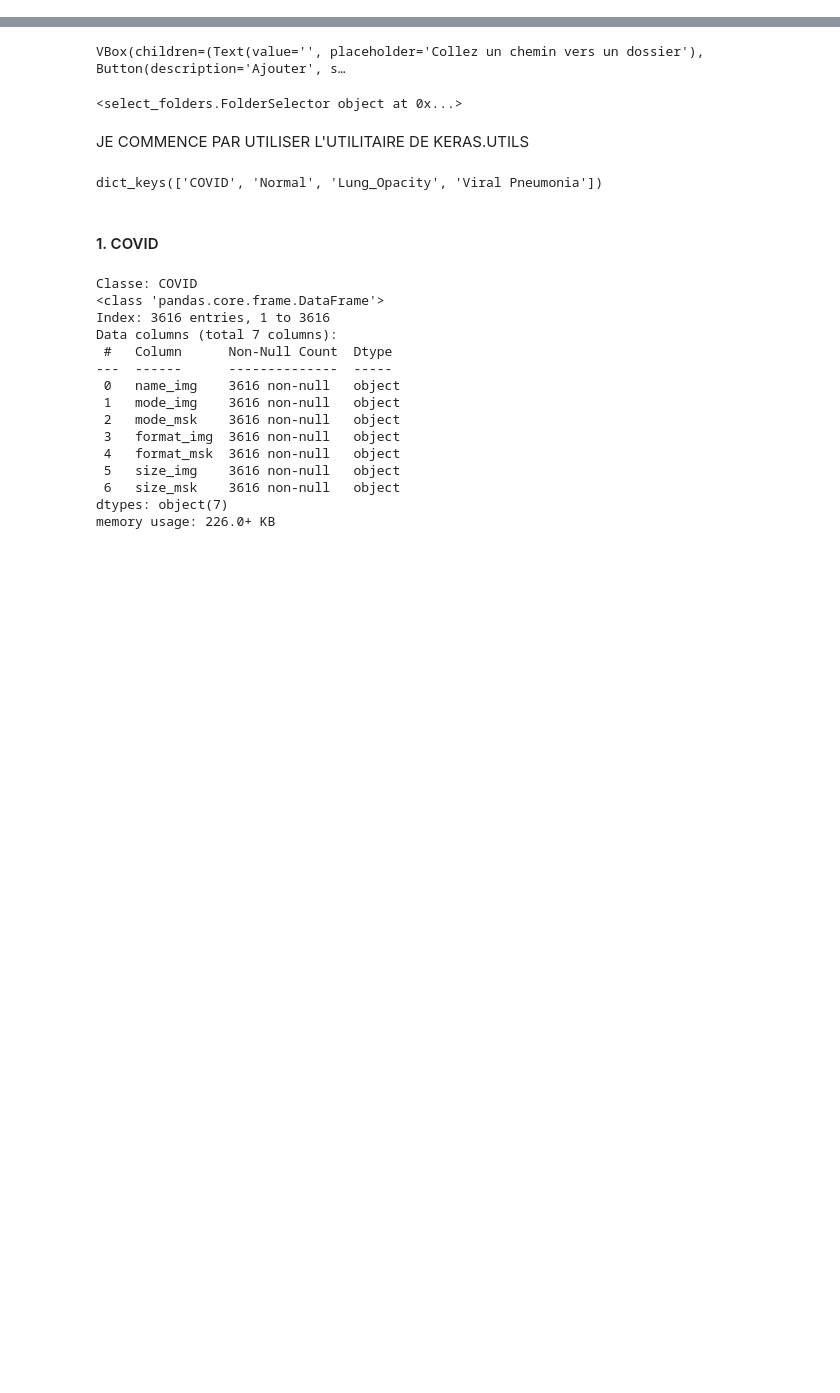
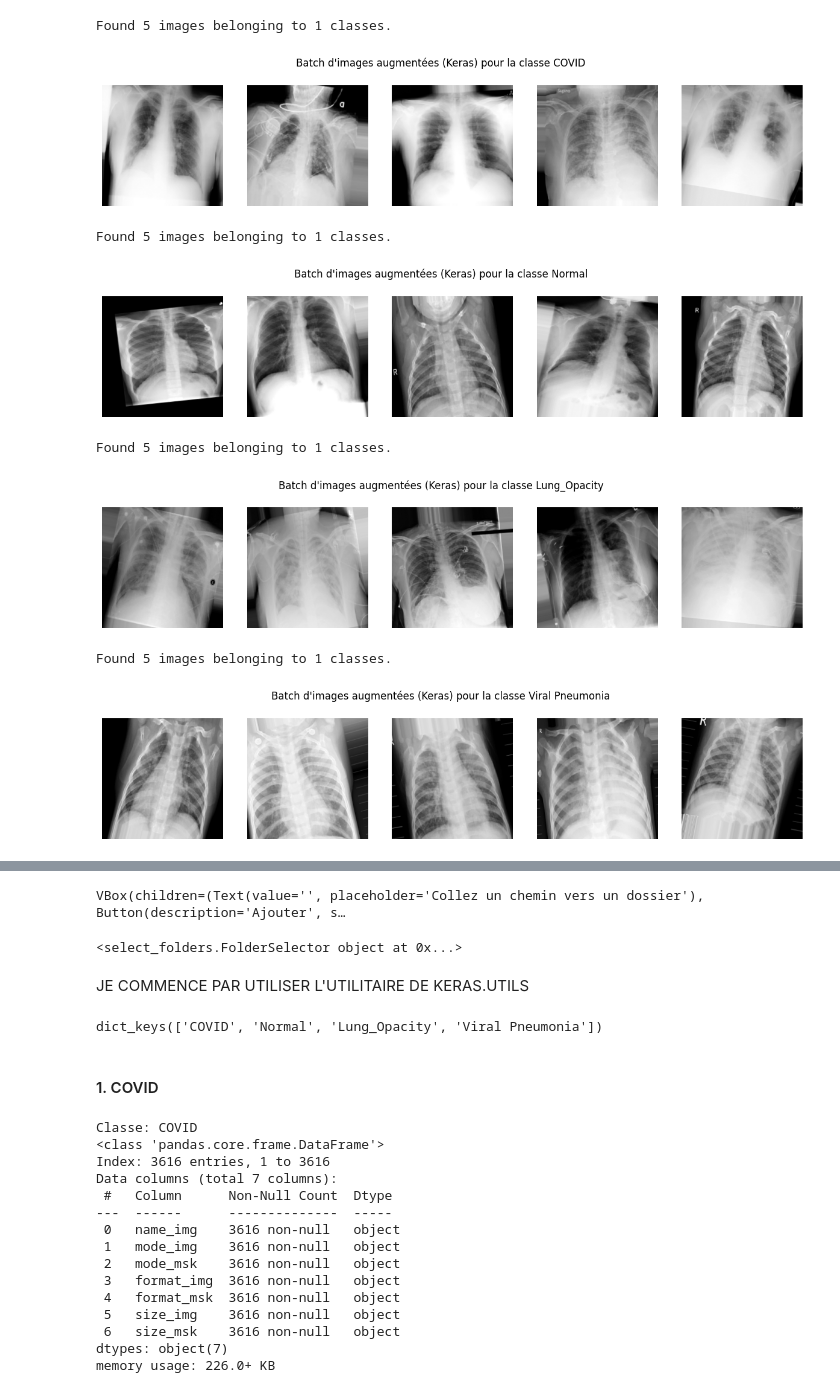
Before and after one commit to L-Poca/DS_COVID, a Jupyter notebook: notebooks/data_augmentation/over_sampling.ipynb, the cells around one changed output, grey strips where cells are left out. Cells and saved outputs as stored; diff of their text form; code cells hidden in the pictures; blank space fills up the shorter version.

```diff
--- a/notebooks/data_augmentation/over_sampling.ipynb
+++ b/notebooks/data_augmentation/over_sampling.ipynb
@@ -0,0 +1,71 @@
+# %%
+import shutil
+import os
+import numpy as np
+import matplotlib.pyplot as plt
+from tensorflow.keras.preprocessing.image import ImageDataGenerator
+
+base_dir = "C:/Users/rafae/Documents/GitHub/DS_COVID/data/raw/COVID-19_Radiography_Dataset/COVID-19_Radiography_Dataset/"
+classes = ["COVID", "Normal", "Lung_Opacity", "Viral Pneumonia"]
+
+
+# Crée un générateur d'augmentation
+datagen = ImageDataGenerator(
+    rotation_range=15,
+    width_shift_range=0.1,
+    height_shift_range=0.1,
+    zoom_range=0.1,
+    horizontal_flip=True,
+    brightness_range=[0.8, 1.2]
+ )
+
+
+
+for cls in classes:   # Pour chaque classe
+
+    images_dir = os.path.join(base_dir, cls, "images")
+    parent_dir = os.path.dirname(images_dir)
+
+    # On crée un dossier temporaire s'il n'existe pas
+    tmp_class_dir = os.path.join(parent_dir, "tmp")
+
+    os.makedirs(tmp_class_dir, exist_ok=True)
+
+    # Copie quelques images dans le dossier temporaire (évite les doublons avec set)
+    existing = set(os.listdir(tmp_class_dir))
+    for img_name in os.listdir(images_dir)[:5]:
+        if img_name not in existing:
+            shutil.copy(os.path.join(images_dir, img_name), tmp_class_dir)
+
+
+    # Pour flow_from_directory, il faut une structure /dossier/classe/images
+
+
+    # Générateur batch
+    generator = datagen.flow_from_directory(
+        tmp_class_dir,
+        target_size=(256, 256),
+        color_mode='grayscale',
+        batch_size=5,
+        class_mode=None,
+        shuffle=True
+    )
+
+    # Affiche un batch d'images augmentées
+    batch = next(generator)
+    plt.figure(figsize=(15, 3))
+    for i in range(5):
+        plt.subplot(1, 5, i+1)
+        plt.imshow(batch[i].squeeze(), cmap='gray')
+        plt.axis('off')
+    plt.suptitle(f"Batch d'images augmentées (Keras) pour la classe {cls}")
+    plt.show()
+# %% [output]
+Found 5 images belonging to 1 classes.
+[figure, added]
+Found 5 images belonging to 1 classes.
+[figure, added]
+Found 5 images belonging to 1 classes.
+[figure, added]
+Found 5 images belonging to 1 classes.
+[figure, added]
```
Also changed, not shown: parts of 2 cells of this notebook.
